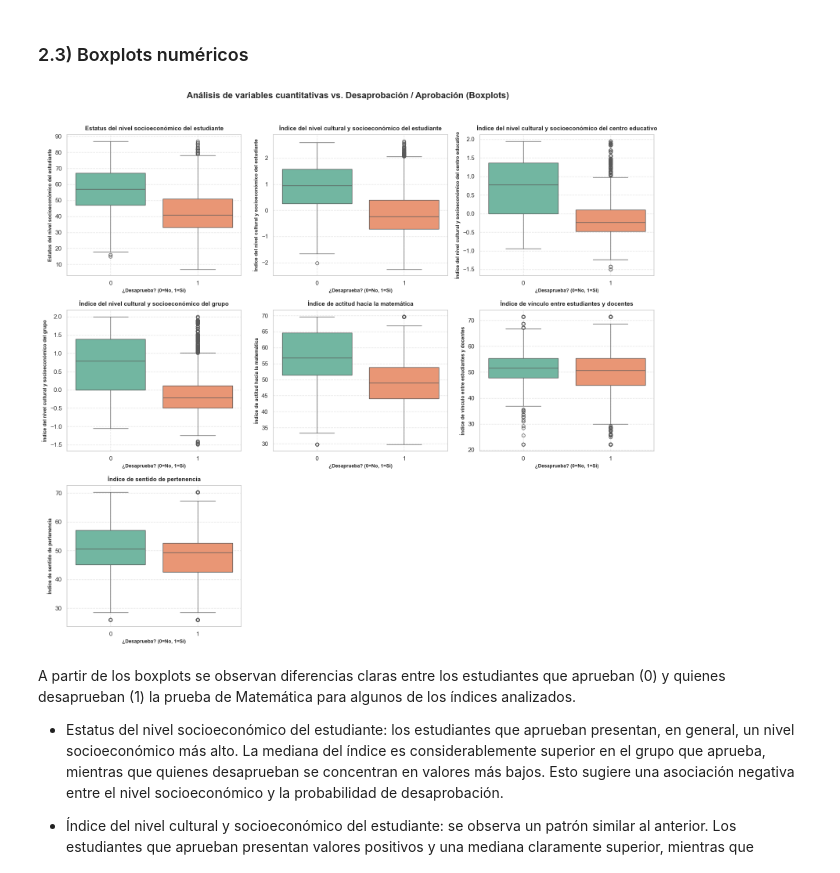
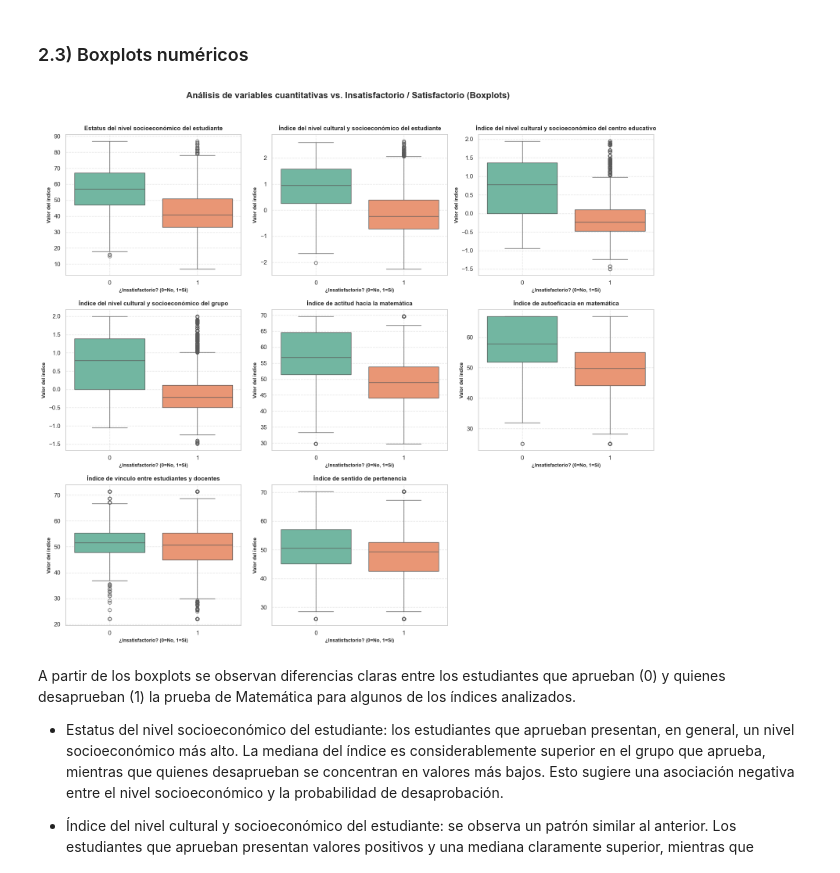
Before and after one commit to estebancardoso96/los_parsimoniosos, a Jupyter notebook: Trabajo_final_version_0_con_arbol.ipynb, the cells around one changed output. Drawn from its saved outputs; the diff is of its cells as text; code cells hidden in the pictures.

Commit message:
subo con graficas actuales y con autoeficacia

```diff
--- a/Trabajo_final_version_0_con_arbol.ipynb
+++ b/Trabajo_final_version_0_con_arbol.ipynb
@@ -39,7 +39,8 @@ df_socio = pd.read_csv(url_socio, sep=';', encoding='latin-1', decimal=',')
 # Unir los dataframes preservando el padrón completo de contexto.
 # Se usa outer join para que los estudiantes que no tienen datos socioemocionales también se incluyan en el análisis.
 cols_socio_nuevas = df_socio.columns.difference(df_cxto.columns).tolist() + ["AlumnoCodigoDes"]
-df_merged = df_cxto.merge(df_socio[cols_socio_nuevas], on="AlumnoCodigoDes", how="outer")
+df_merged = df_cxto.merge(df_socio[cols_socio_nuevas],
+            on="AlumnoCodigoDes", how="outer")
 # %% [output]
 Cargando datasets desde INEEd...
 # %% [markdown]
@@ -472,6 +473,7 @@ variables_boxplot = [
     'idx_esec_centro',
     'idx_esec_grupo',
     'idx_actitud_matematica',
+    'idx_autoeficacia_matematica',
     'idx_vinculo_estudiantes_docentes',
     'idx_sentido_pertenencia'
 ]
@@ -492,6 +494,7 @@ titulos = {
     'idx_esec_centro': 'Índice del nivel cultural y socioeconómico del centro educativo',
     'idx_esec_grupo': 'Índice del nivel cultural y socioeconómico del grupo',
     'idx_actitud_matematica': 'Índice de actitud hacia la matemática',
+    'idx_autoeficacia_matematica': 'Índice de autoeficacia en matemática',
     'idx_vinculo_estudiantes_docentes': 'Índice de vínculo entre estudiantes y docentes',
     'idx_sentido_pertenencia': 'Índice de sentido de pertenencia'
 }
@@ -502,35 +505,35 @@ for i, var in enumerate(variables_boxplot):
 
     sns.boxplot(
         x='target', # Mejor pasar el string si ya especificamos el data=
         y=var,
         data=df_final_modelo,
         ax=ax,
         palette="Set2",
         hue='target',
         legend=False
     )
 
     # Adaptamos títulos y etiquetas
     ax.set_title(
         f"{titulos.get(var, var)}",
         fontsize=11,
         fontweight='bold',
         pad=8
     )
     ax.set_xlabel("¿Insatisfactorio? (0=No, 1=Si)", fontsize=9, fontweight='bold')
-    ax.set_ylabel(titulos.get(var, var), fontsize=9, fontweight='bold')
+    ax.set_ylabel('Valor del índice', fontsize=9, fontweight='bold')
     ax.grid(True, linestyle='--', alpha=0.5)
 
 # Apagamos cuadrantes vacíos (los espacios 8 y 9)
 for j in range(len(variables_boxplot), len(axes_flat)):
     axes_flat[j].axis('off')
 
 # Generamos título general, ajustamos layout y mostramos
 plt.suptitle("Análisis de variables cuantitativas vs. Insatisfactorio / Satisfactorio (Boxplots)", y=1.02, fontsize=16, fontweight='bold')
 plt.tight_layout()
 plt.show()
 # %% [output]
-[figure, old version]
+[figure, new version]
 # %% [markdown]
 A partir de los boxplots se observan diferencias claras entre los estudiantes que aprueban (0) y quienes desaprueban (1) la prueba de Matemática para algunos de los índices analizados.
 
```
Also changed, not shown: parts of 1 cell of this notebook.
